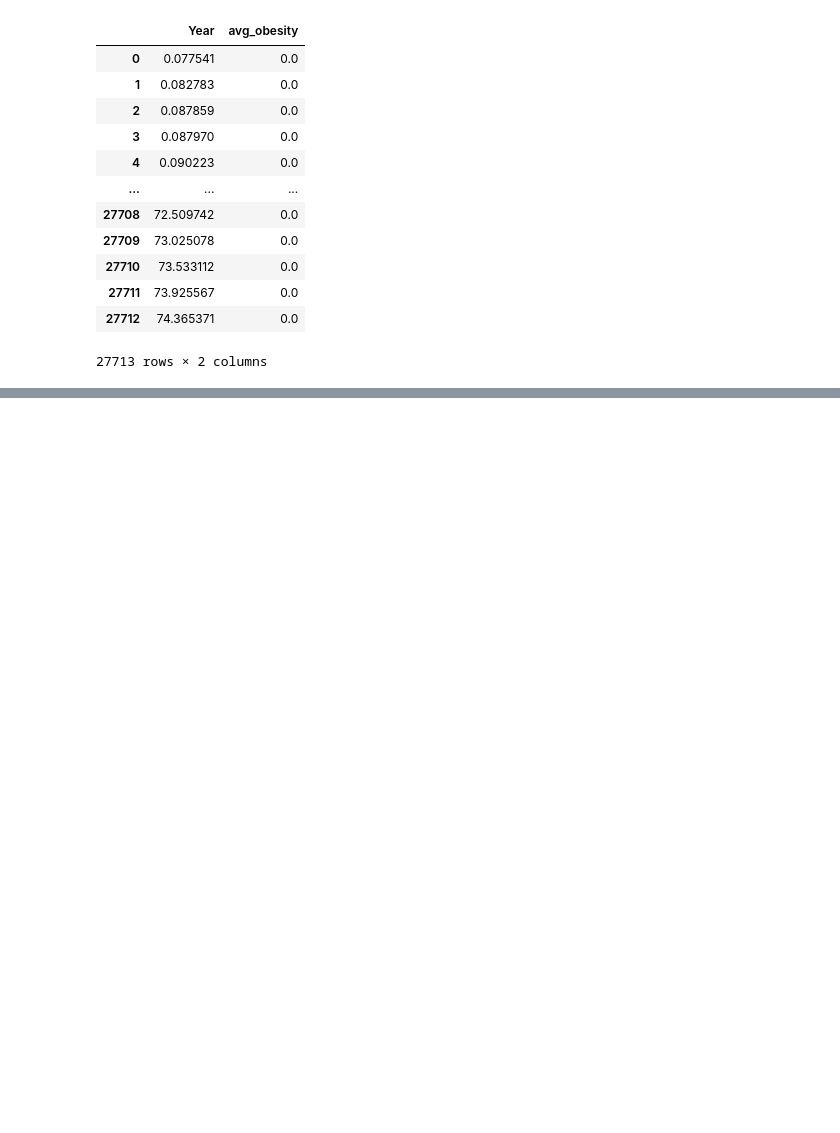
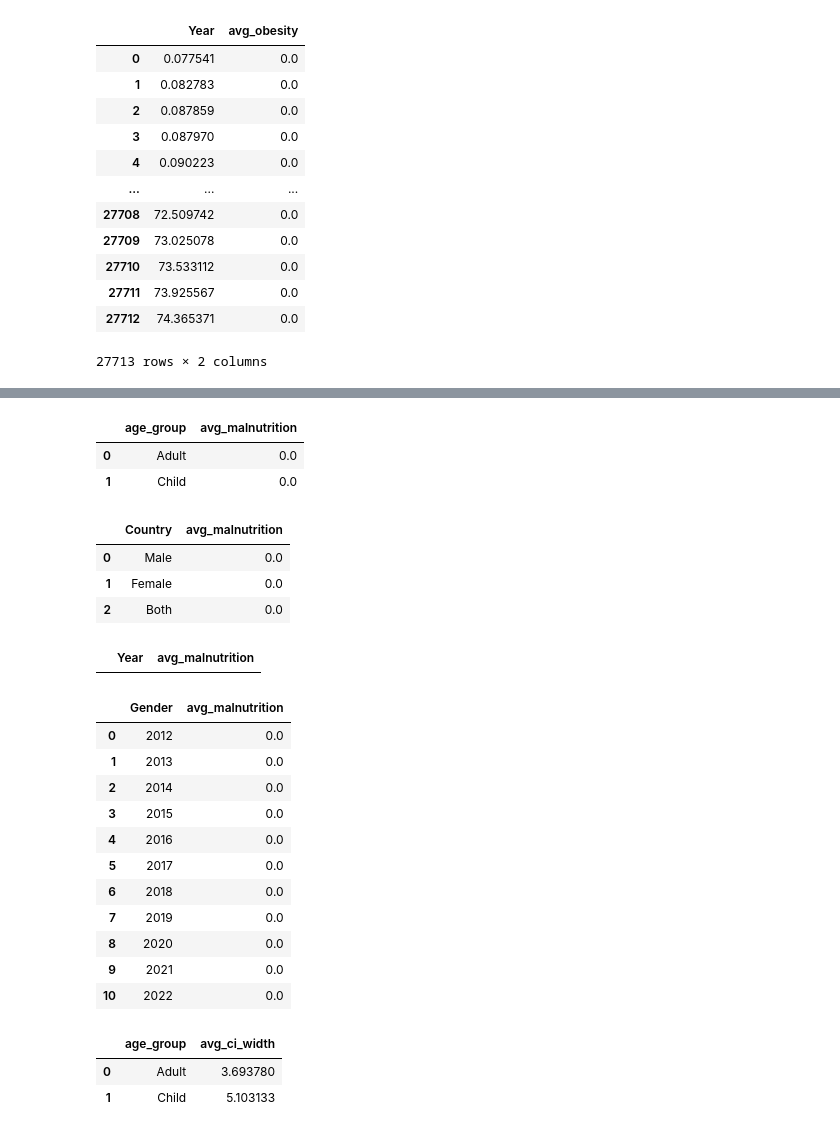
Before and after one commit to ArunK-ML/Project---Nutrition-Paradox-A-Global-View-on-Obesity-and-Malnutrition, a Jupyter notebook: Nutrition_Paradox_Near_Final.ipynb, the cells around one changed output, grey strips where cells are left out. Saved outputs shown, nothing was run; the diff lists cells and outputs as text; code cells hidden in the pictures; blank space fills up the shorter version.

```diff
--- a/Nutrition_Paradox_Near_Final.ipynb
+++ b/Nutrition_Paradox_Near_Final.ipynb
@@ -1069,0 +1084,76 @@ show_query(query11)
+# %%
+# 1. Average malnutrition by age group
+
+query1 = ("""
+SELECT age_group, AVG(Mean_Estimate) AS avg_malnutrition
+FROM malnutrition
+GROUP BY age_group;
+""")
+show_query(query1)
+# %% [output]
+|  | age_group | avg_malnutrition |
+| 0 | Adult | 0.0 |
+| 1 | Child | 0.0 |
+# %%
+# 2. Top 5 countries with highest malnutrition (Mean_Estimate)
+
+query2 = ("""
+SELECT Country, AVG(Mean_Estimate) AS avg_malnutrition
+FROM malnutrition
+GROUP BY Country
+ORDER BY avg_malnutrition DESC
+LIMIT 5;
+""")
+show_query(query2)
+# %% [output]
+|  | Country | avg_malnutrition |
+| 0 | Male | 0.0 |
+| 1 | Female | 0.0 |
+| 2 | Both | 0.0 |
+# %%
+# 3. Malnutrition trend in African region over the years
+
+query3 = ("""
+SELECT Year, AVG(Mean_Estimate) AS avg_malnutrition
+FROM malnutrition
+WHERE Region = 'Africa'
+GROUP BY Year;
+""")
+show_query(query3)
+# %% [output]
+|  | Year | avg_malnutrition |
+# %%
+# 4. Gender-based average malnutrition
+
+query4 = ("""
+SELECT Gender, AVG(Mean_Estimate) AS avg_malnutrition
+FROM malnutrition
+GROUP BY Gender;
+""")
+show_query(query4)
+# %% [output]
+|  | Gender | avg_malnutrition |
+| 0 | 2012 | 0.0 |
+| 1 | 2013 | 0.0 |
+| 2 | 2014 | 0.0 |
+| 3 | 2015 | 0.0 |
+| 4 | 2016 | 0.0 |
+| 5 | 2017 | 0.0 |
+| 6 | 2018 | 0.0 |
+| 7 | 2019 | 0.0 |
+| 8 | 2020 | 0.0 |
+| 9 | 2021 | 0.0 |
+| 10 | 2022 | 0.0 |
+# %%
+# 5. Malnutrition level-wise: average CI_Width by age group
+
+query5 = ("""
+SELECT age_group, AVG(CI_Width) AS avg_ci_width
+FROM malnutrition
+GROUP BY age_group;
+""")
+show_query(query5)
+# %% [output]
+|  | age_group | avg_ci_width |
+| 0 | Adult | 3.693780 |
+| 1 | Child | 5.103133 |
```
Also changed, not shown: parts of 6 cells of this notebook.
